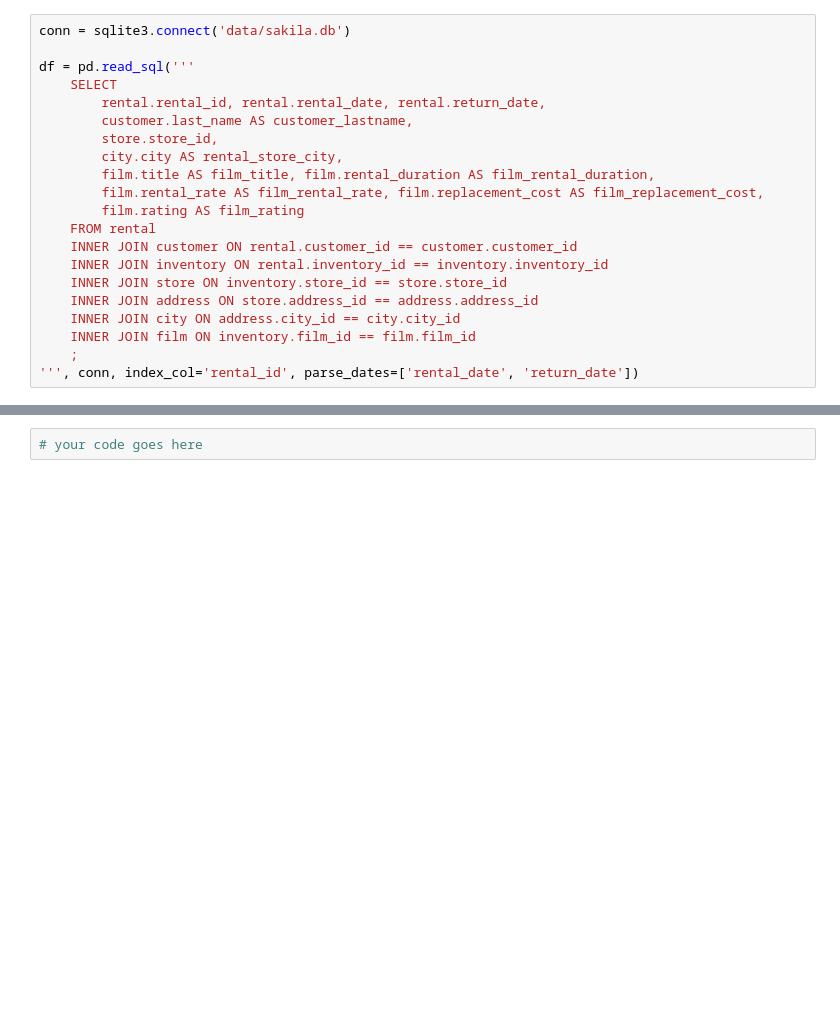
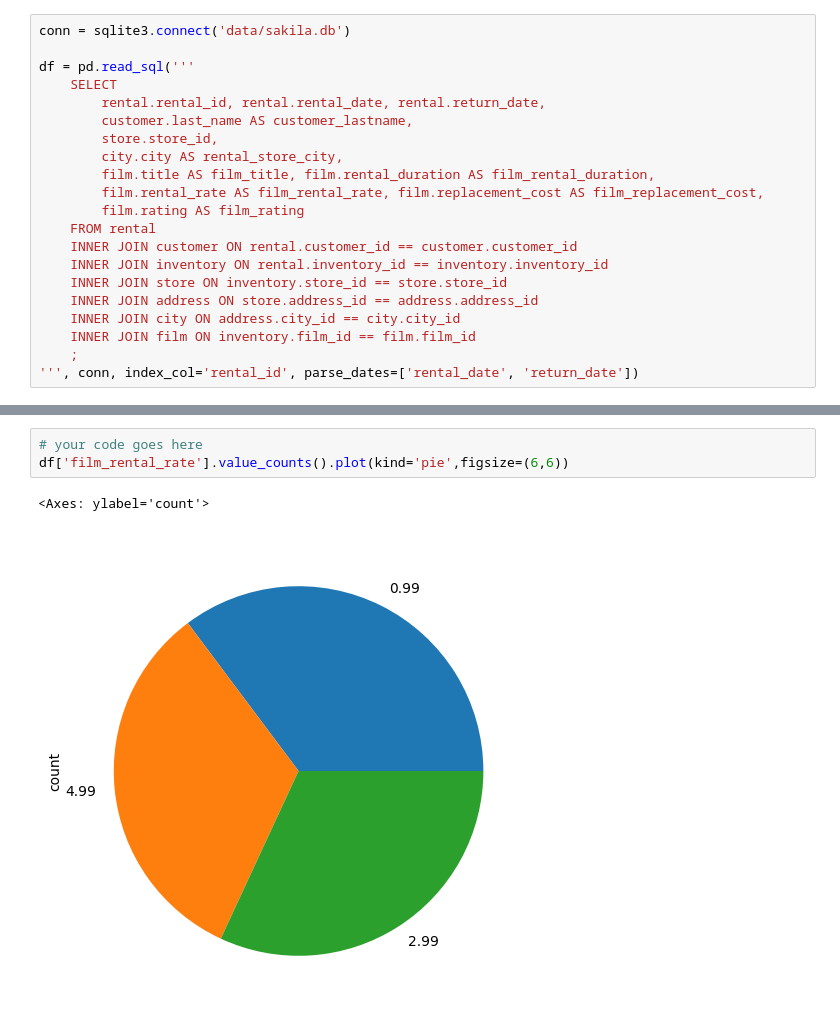
Before and after one commit to phamhoangf/python-datascience-course, a Jupyter notebook: python-datascience-course/week_ (1)/Exercises_2.ipynb, the cells around one changed output, grey strips where cells are left out. Saved outputs shown, nothing was run; the diff lists cells and outputs as text; blank space fills up the shorter version.

```diff
--- a/python-datascience-course/week_ (1)/Exercises_2.ipynb
+++ b/python-datascience-course/week_ (1)/Exercises_2.ipynb
@@ -68,5 +83,9 @@ Show a <b>bar plot</b> with all the durations.
 - Which plot you think fits the best in this case? Why?
 # %%
 # your code goes here
+df['film_rental_rate'].value_counts().plot(kind='pie',figsize=(6,6))
+# %% [output]
+<Axes: ylabel='count'>
+[figure, added]
 # %%
 # your code goes here
```
Also changed, not shown: parts of 23 cells of this notebook, 1 other file.
